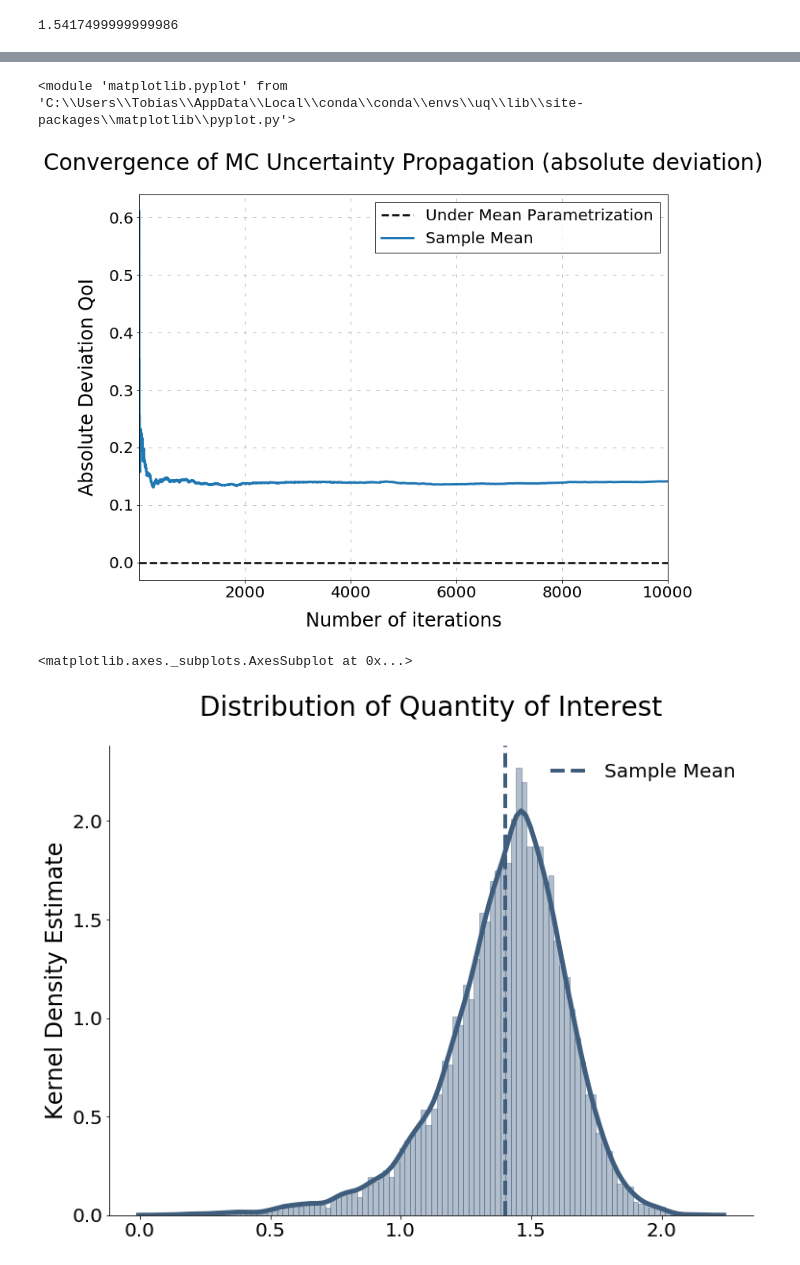
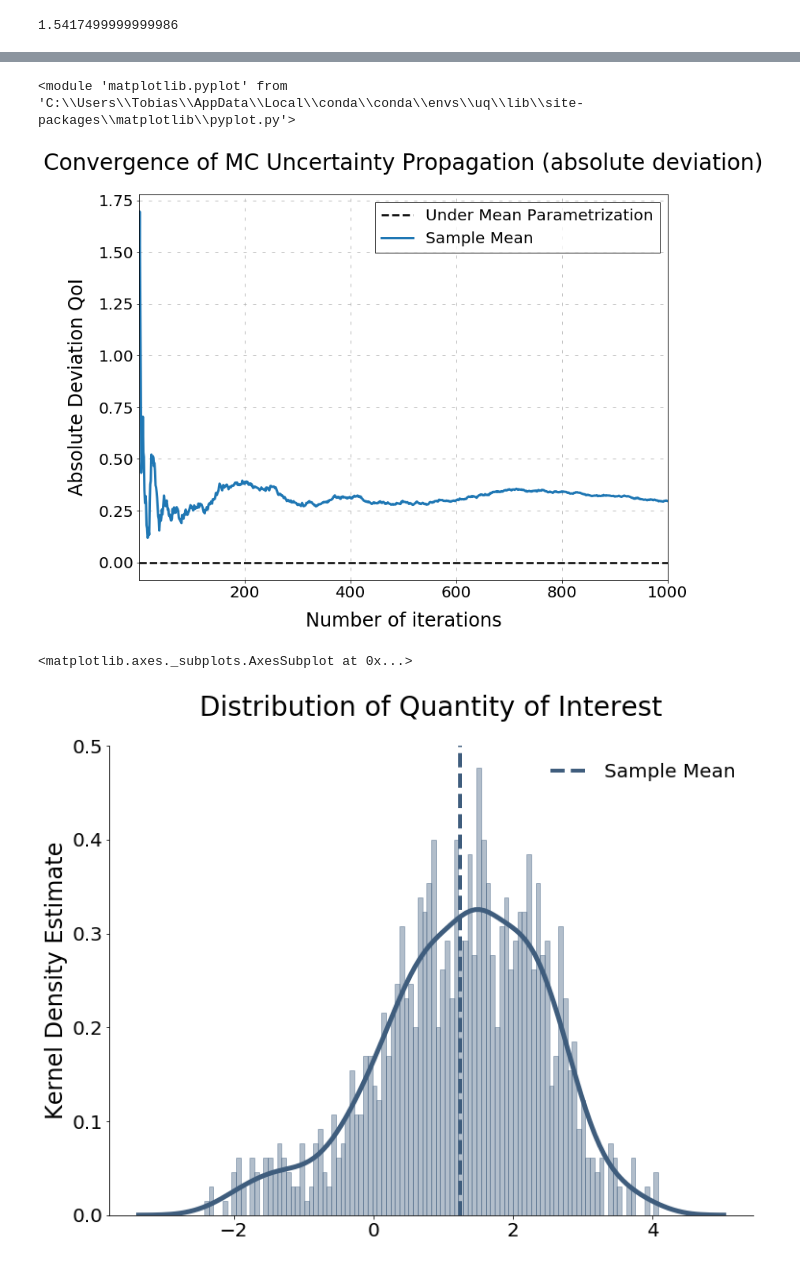
Before and after one commit to fagan2888/numerical-toolbox-uncertainty-quantification, a Jupyter notebook: uncertainty-quantification/sandbox.ipynb, the cells around one changed output, grey strips where cells are left out. Cells and saved outputs as stored; diff of their text form; code cells hidden in the pictures.

```diff
--- a/uncertainty-quantification/sandbox.ipynb
+++ b/uncertainty-quantification/sandbox.ipynb
@@ -87,5 +87,5 @@ cov_df = create_cov_matrix()
 df = pd.read_csv("csv/table41_kw_94.csv", sep=",")
 mean = pd.Series(data=df["true"].values, index=df["parameter"].values)
 # %%
-# qoi = mc_uncertainty_propagation(mean, cov_df, 100, save_json=True)
+qoi = mc_uncertainty_propagation(mean, cov_df, 1000, save_json=False)
 # %%
@@ -99,11 +99,11 @@ convergence_plot(qoi_json, expected_qoi_csv, "QoI")
 # %%
-convergence_plot(qoi_json, expected_qoi_csv, "Absolute Deviation QoI", absolute_deviation=True)
+convergence_plot(qoi, qoi_mean_params, "Absolute Deviation QoI", absolute_deviation=True)
 # %% [output]
 <module 'matplotlib.pyplot' from 'C:\\Users\\Tobias\\AppData\\Local\\conda\\conda\\envs\\uq\\lib\\site-packages\\matplotlib\\pyplot.py'>
-[figure, old version]
+[figure, new version]
 # %%
-distplot(qoi_json)
+distplot(qoi)
 # %% [output]
 <matplotlib.axes._subplots.AxesSubplot at 0x...>
-[figure, old version]
+[figure, new version]
 # %%
```
Also changed, not shown: parts of 5 cells of this notebook, 5 other files.
